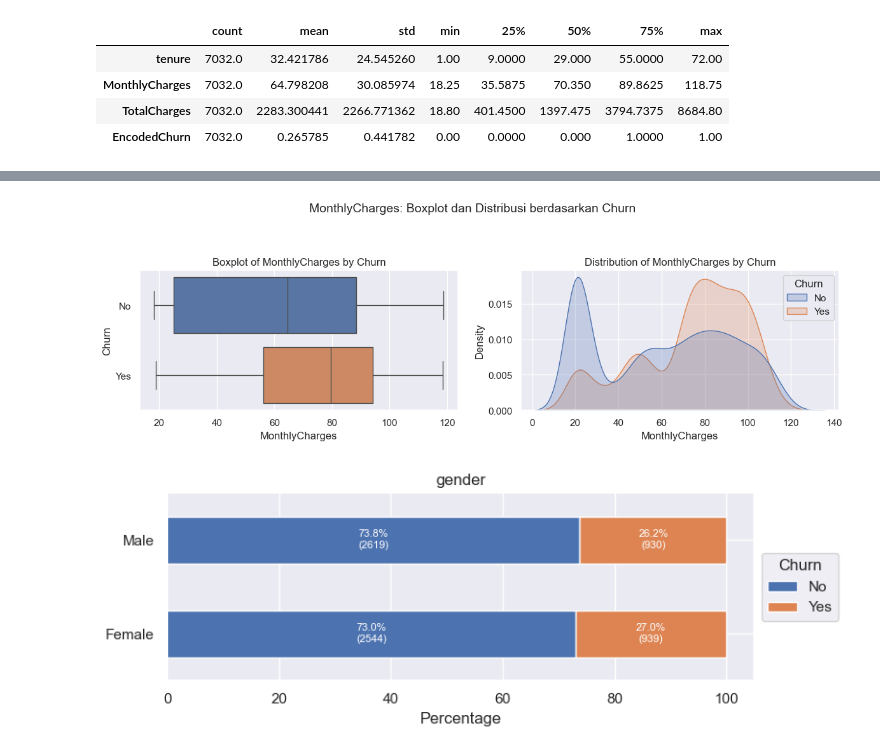
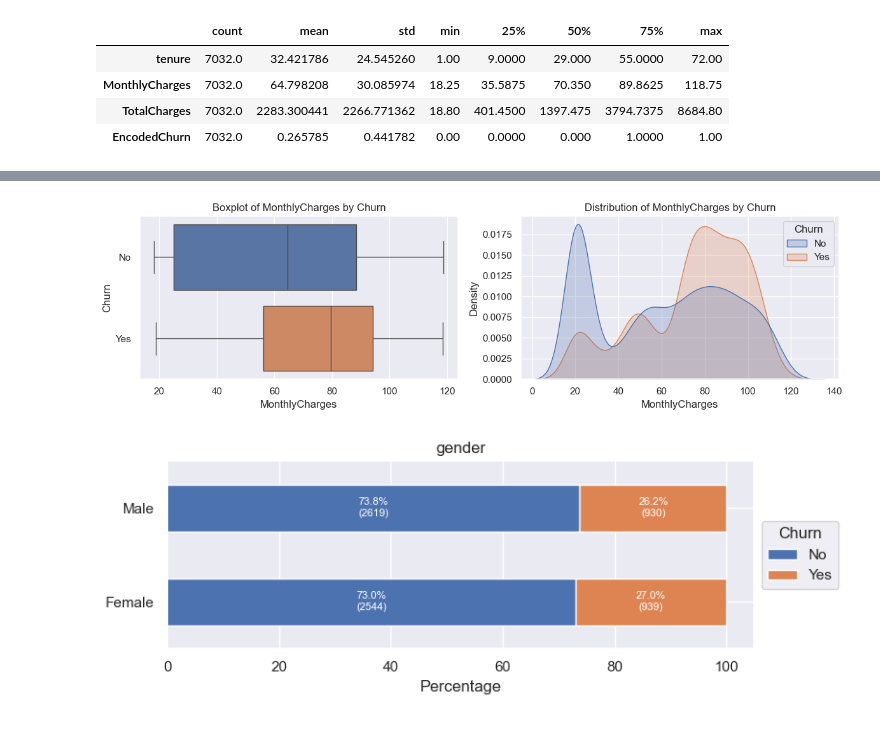
Before and after one commit to hansdarmawann/telco-churn-v2, a Jupyter notebook: notebooks/1.1-sec2.ipynb, the cells around one changed output, grey strips where cells are left out. Cells and saved outputs as stored; diff of their text form; code cells hidden in the pictures.

```diff
--- a/notebooks/1.1-sec2.ipynb
+++ b/notebooks/1.1-sec2.ipynb
@@ -385,22 +385,22 @@ plt.show()
 # %%
 fig, axes = plt.subplots(nrows=1, ncols=2, figsize=(12, 4))
-fig.suptitle('MonthlyCharges: Boxplot dan Distribusi berdasarkan Churn', fontsize=14)
+# fig.suptitle('MonthlyCharges: Boxplot dan Distribusi berdasarkan Churn', fontsize=14)
 
 # Palet warna konsisten
 custom_palette = {'No': '#4C72B0', 'Yes': '#DD8452'}
 
 # Boxplot horizontal dengan hue churn
 sns.boxplot(data=df, x='MonthlyCharges', y='Churn', orient='h', ax=axes[0], palette=custom_palette)
 axes[0].set_title('Boxplot of MonthlyCharges by Churn')
 
 # KDE plot dengan hue churn
 sns.kdeplot(data=df, x='MonthlyCharges', hue='Churn', fill=True, common_norm=False, ax=axes[1], palette=custom_palette)
 axes[1].set_title('Distribution of MonthlyCharges by Churn')
 
 plt.tight_layout(rect=[0, 0, 1, 0.9])
 plt.show()
 # %% [output]
-[figure, old version]
+[figure, new version]
 # %%
 col = 'gender'
 counts = df.groupby([col, 'Churn'], observed=True).size().unstack(fill_value=0)
```
Also changed, not shown: parts of 6 cells of this notebook.
